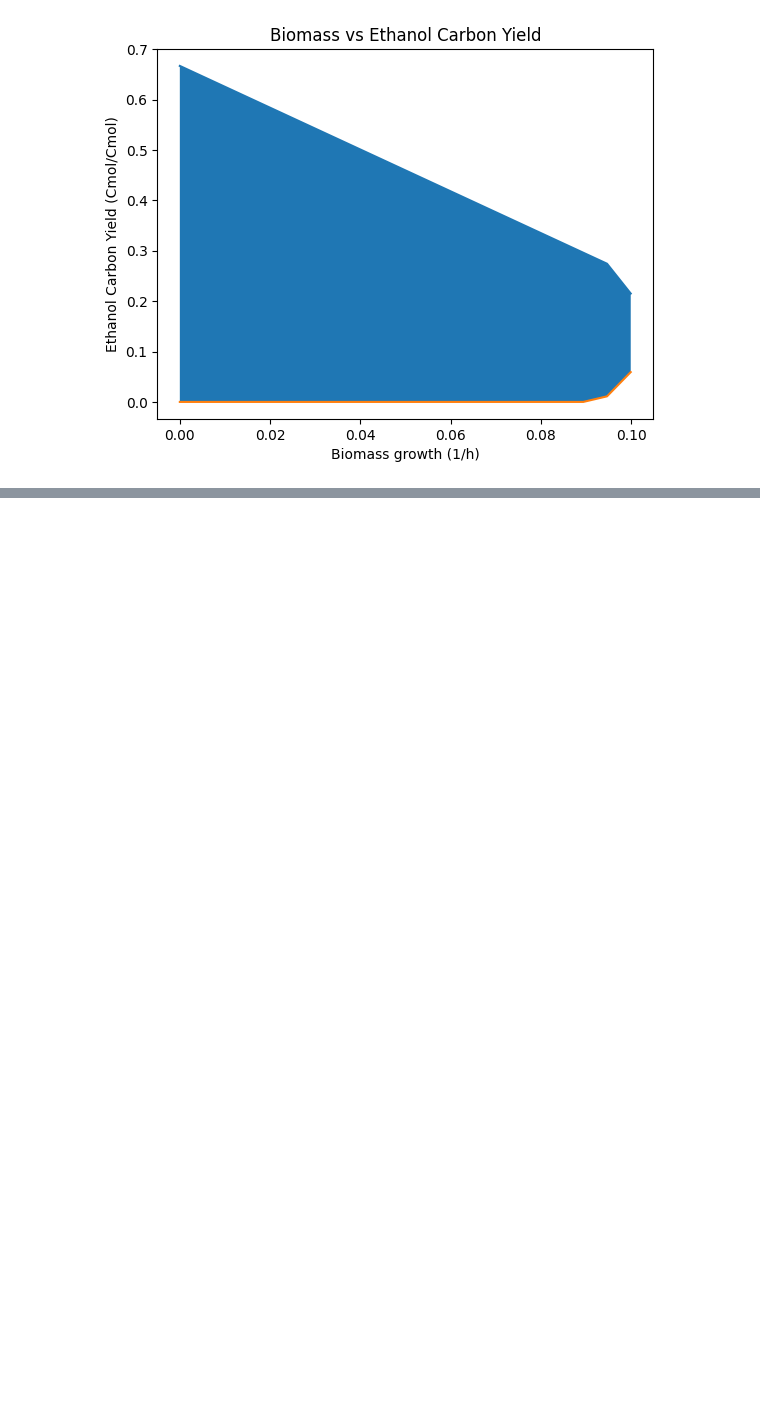
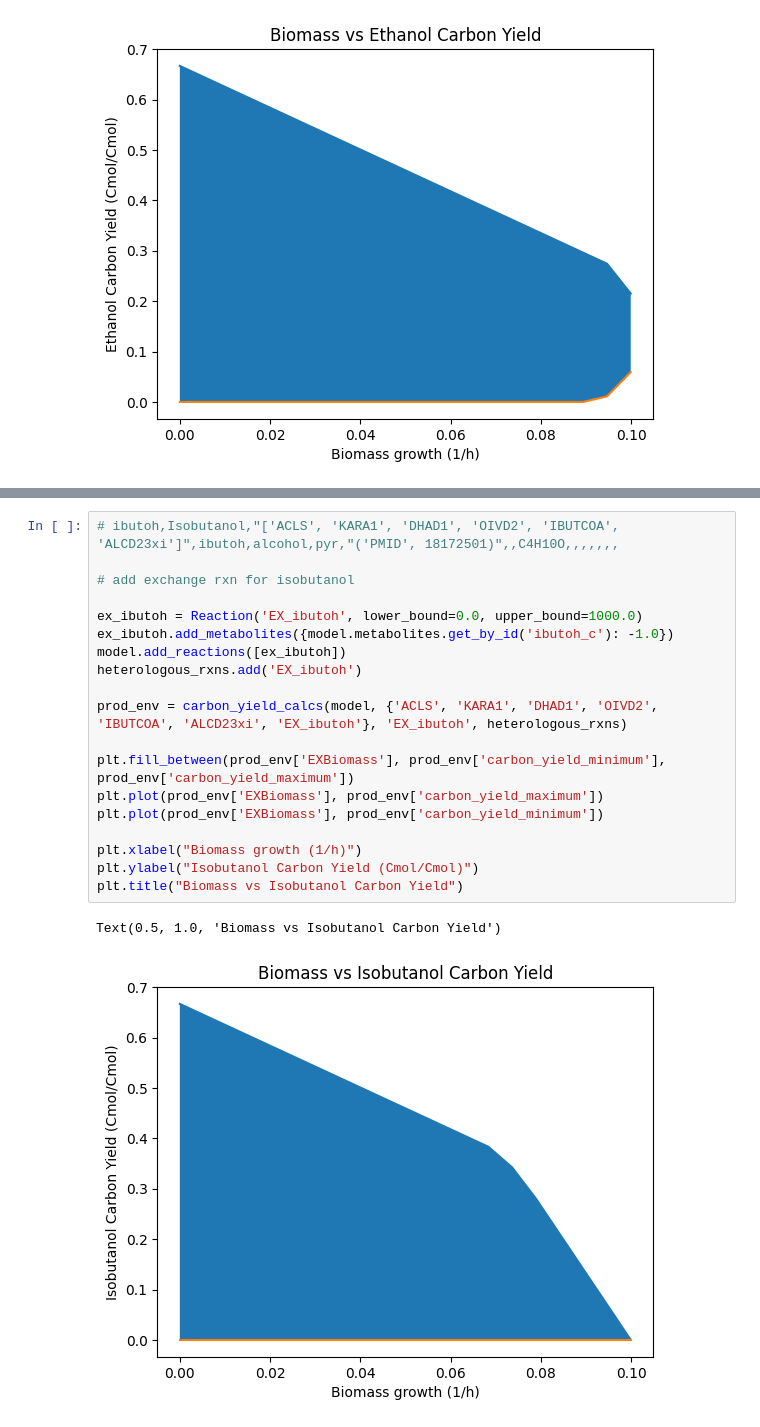
Before and after one commit to matthewkchung/iBag, a Jupyter notebook: test.ipynb, the cells around one changed output, grey strips where cells are left out. Cells and saved outputs as stored; diff of their text form; blank space fills up the shorter version.

```diff
--- a/test.ipynb
+++ b/test.ipynb
@@ -299,0 +340,22 @@ ALCD3ir 9.0 :: H+[c] + NADH[c] + ppal_c <=> NAD[c] + ppoh_c
+# %%
+# ibutoh,Isobutanol,"['ACLS', 'KARA1', 'DHAD1', 'OIVD2', 'IBUTCOA', 'ALCD23xi']",ibutoh,alcohol,pyr,"('PMID', 18172501)",,C4H10O,,,,,,,
+
+# add exchange rxn for isobutanol
+
+ex_ibutoh = Reaction('EX_ibutoh', lower_bound=0.0, upper_bound=1000.0)
+ex_ibutoh.add_metabolites({model.metabolites.get_by_id('ibutoh_c'): -1.0})
+model.add_reactions([ex_ibutoh])
+heterologous_rxns.add('EX_ibutoh')
+
+prod_env = carbon_yield_calcs(model, {'ACLS', 'KARA1', 'DHAD1', 'OIVD2', 'IBUTCOA', 'ALCD23xi', 'EX_ibutoh'}, 'EX_ibutoh', heterologous_rxns)
+
+plt.fill_between(prod_env['EXBiomass'], prod_env['carbon_yield_minimum'], prod_env['carbon_yield_maximum'])
+plt.plot(prod_env['EXBiomass'], prod_env['carbon_yield_maximum'])
+plt.plot(prod_env['EXBiomass'], prod_env['carbon_yield_minimum'])
+
+plt.xlabel("Biomass growth (1/h)")
+plt.ylabel("Isobutanol Carbon Yield (Cmol/Cmol)")
+plt.title("Biomass vs Isobutanol Carbon Yield")
+# %% [output]
+Text(0.5, 1.0, 'Biomass vs Isobutanol Carbon Yield')
+[figure, added]
```
Also changed, not shown: parts of 38 cells of this notebook, 2 other files.
